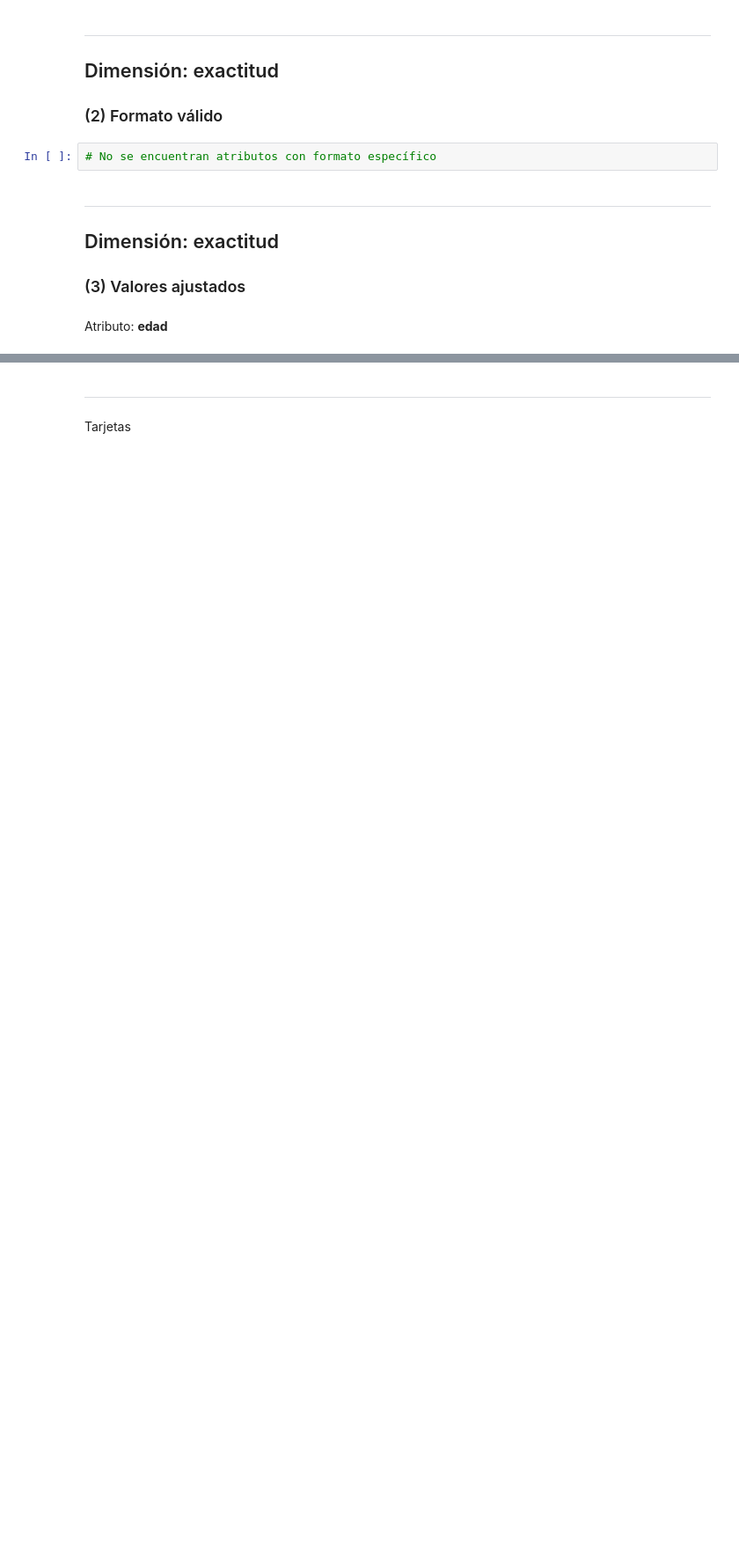
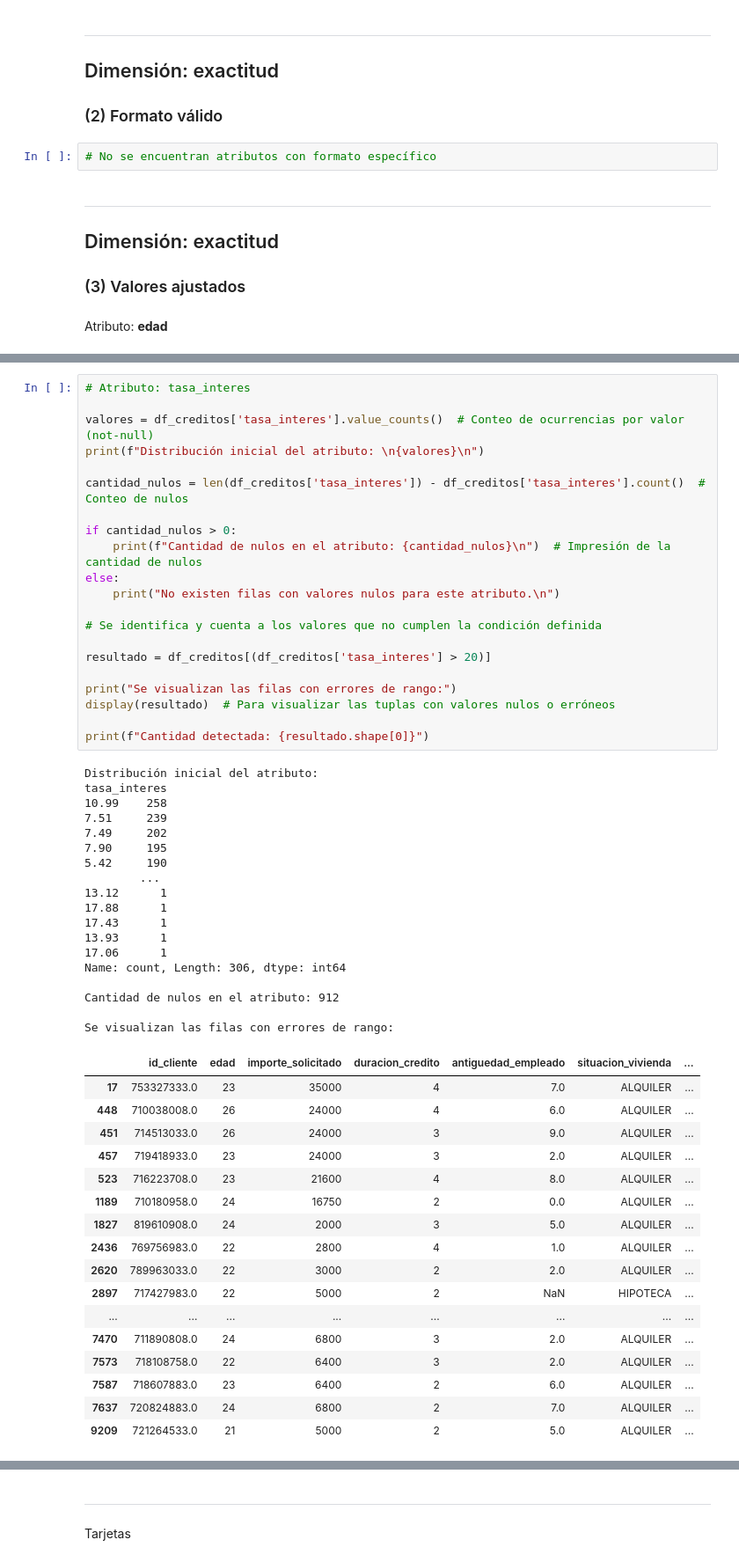
Before and after one commit to colbert6/13MBID-OCT2324, a Jupyter notebook: notebooks/comprension_datos/CD03-Verificacion-calidad.ipynb, the cells around one changed output, grey strips where cells are left out. Shown: that part at 88% size. Drawn from its saved outputs; the diff is of its cells as text; blank space fills up the shorter version.

```diff
--- a/notebooks/comprension_datos/CD03-Verificacion-calidad.ipynb
+++ b/notebooks/comprension_datos/CD03-Verificacion-calidad.ipynb
@@ -307,0 +614,57 @@ print(f"Cantidad detectada: {resultado.shape[0]}")
+# %%
+# Atributo: tasa_interes
+
+valores = df_creditos['tasa_interes'].value_counts()  # Conteo de ocurrencias por valor (not-null)
+print(f"Distribución inicial del atributo: \n{valores}\n")
+
+cantidad_nulos = len(df_creditos['tasa_interes']) - df_creditos['tasa_interes'].count()  # Conteo de nulos
+
+if cantidad_nulos > 0:
+    print(f"Cantidad de nulos en el atributo: {cantidad_nulos}\n")  # Impresión de la cantidad de nulos
+else:
+    print("No existen filas con valores nulos para este atributo.\n")
+
+# Se identifica y cuenta a los valores que no cumplen la condición definida
+
+resultado = df_creditos[(df_creditos['tasa_interes'] > 20)]
+
+print("Se visualizan las filas con errores de rango:")
+display(resultado)  # Para visualizar las tuplas con valores nulos o erróneos
+
+print(f"Cantidad detectada: {resultado.shape[0]}")
+# %% [output]
+Distribución inicial del atributo:
+tasa_interes
+10.99    258
+7.51     239
+7.49     202
+7.90     195
+5.42     190
+        ...
+13.12      1
+17.88      1
+17.43      1
+13.93      1
+17.06      1
+Name: count, Length: 306, dtype: int64
+
+Cantidad de nulos en el atributo: 912
+
+Se visualizan las filas con errores de rango:
+|  | id_cliente | edad | importe_solicitado | duracion_credito | antiguedad_empleado | situacion_vivienda | ... |
+| 17 | 753327333.0 | 23 | 35000 | 4 | 7.0 | ALQUILER | ... |
+| 448 | 710038008.0 | 26 | 24000 | 4 | 6.0 | ALQUILER | ... |
+| 451 | 714513033.0 | 26 | 24000 | 3 | 9.0 | ALQUILER | ... |
+| 457 | 719418933.0 | 23 | 24000 | 3 | 2.0 | ALQUILER | ... |
+| 523 | 716223708.0 | 23 | 21600 | 4 | 8.0 | ALQUILER | ... |
+| 1189 | 710180958.0 | 24 | 16750 | 2 | 0.0 | ALQUILER | ... |
+| 1827 | 819610908.0 | 24 | 2000 | 3 | 5.0 | ALQUILER | ... |
+| 2436 | 769756983.0 | 22 | 2800 | 4 | 1.0 | ALQUILER | ... |
+| 2620 | 789963033.0 | 22 | 3000 | 2 | 2.0 | ALQUILER | ... |
+| 2897 | 717427983.0 | 22 | 5000 | 2 | NaN | HIPOTECA | ... |
+| ... | ... | ... | ... | ... | ... | ... | ... |
+| 7470 | 711890808.0 | 24 | 6800 | 3 | 2.0 | ALQUILER | ... |
+| 7573 | 718108758.0 | 22 | 6400 | 3 | 2.0 | ALQUILER | ... |
+| 7587 | 718607883.0 | 23 | 6400 | 2 | 6.0 | ALQUILER | ... |
+| 7637 | 720824883.0 | 24 | 6800 | 2 | 7.0 | ALQUILER | ... |
+| 9209 | 721264533.0 | 21 | 5000 | 2 | 5.0 | ALQUILER | ... |
```
Also changed, not shown: parts of 73 cells of this notebook, 4 other files.
